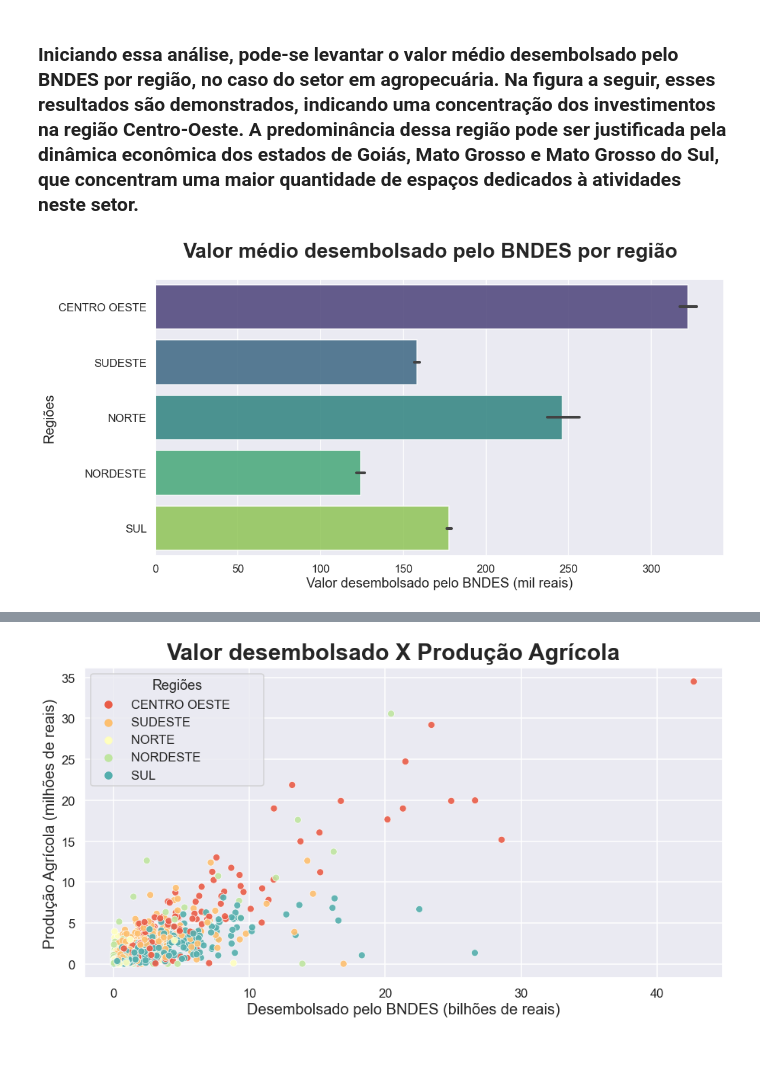
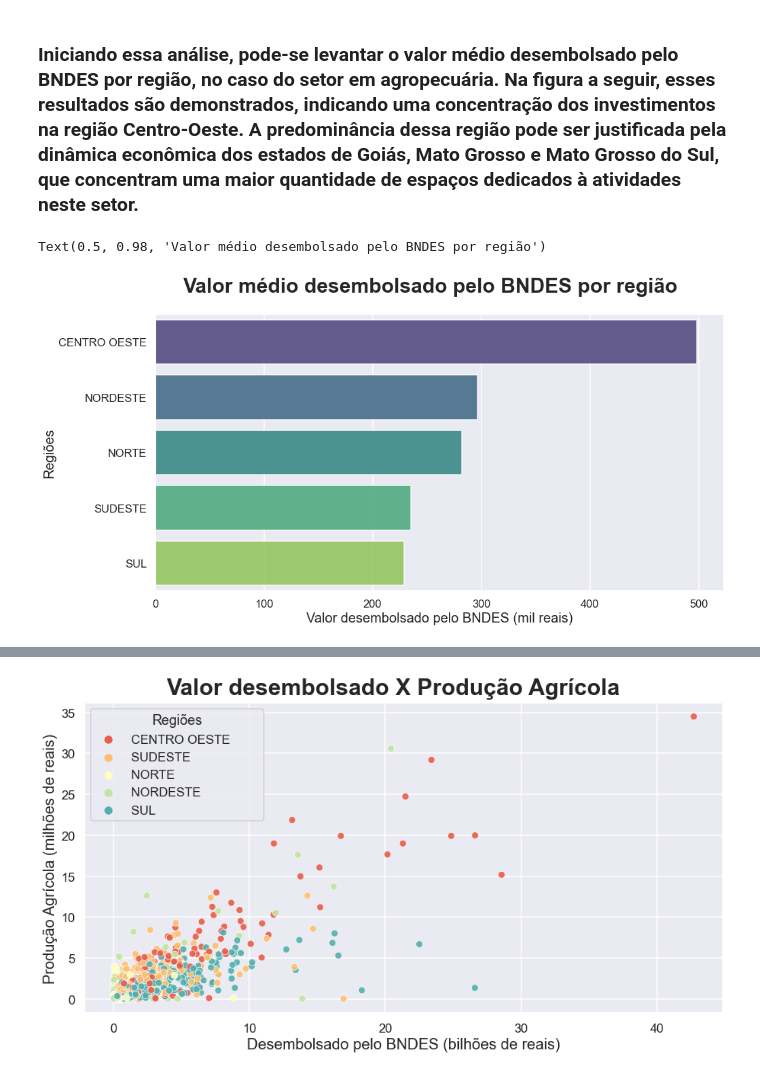
Before and after one commit to EricaFer/BNDES, a Jupyter notebook: Relatório/EDA.ipynb, the cells around one changed output, grey strips where cells are left out. Cells and saved outputs as stored; diff of their text form; code cells hidden in the pictures.

```diff
--- a/Relatório/EDA.ipynb
+++ b/Relatório/EDA.ipynb
@@ -267,29 +284,31 @@ df_municipio['inovativo'] = ['Sim'  if x in list(top_20.municipio_codigo) else '
 # %%
 sns.set_theme(style="darkgrid")
 
 sns.set_context("talk")
 
 fig, ax = plt.subplots(figsize = (15,7.5))
 
-ax = sns.barplot(data = desembolso_pam,
-                x = desembolso_pam.desembolso_sum / (desembolso_pam.desembolso_count * 10 ** 3),
-                y = desembolso_pam.regiao.str.strip(),
+ax = sns.barplot(data = df_regiao,
+                x = df_regiao.desembolso_sum / (df_regiao.desembolso_count * 10 ** 3),
+                y = df_regiao.regiao_br.str.strip(),
                 palette = "viridis",
                 alpha = .85,
                 linewidth = 1.5,
-                orient = 'h')
+                orient = 'h',
+                ci = None)
 
 ax.set_xlabel('Valor desembolsado pelo BNDES (mil reais)',
                   fontsize = 20,
                   y = -0.3)
 
 ax.set_ylabel('Regiões',
                 fontsize = 20,
                 y = 0.5)
 
 fig.suptitle('Valor médio desembolsado pelo BNDES por região',
                 fontsize = 30,
                 fontweight = 'bold',
-                y = 0.98);
+                y = 0.98)
 # %% [output]
+Text(0.5, 0.98, 'Valor médio desembolsado pelo BNDES por região')
-[figure, old version]
+[figure, new version]
```
Also changed, not shown: parts of 20 cells of this notebook, 1 other file.
